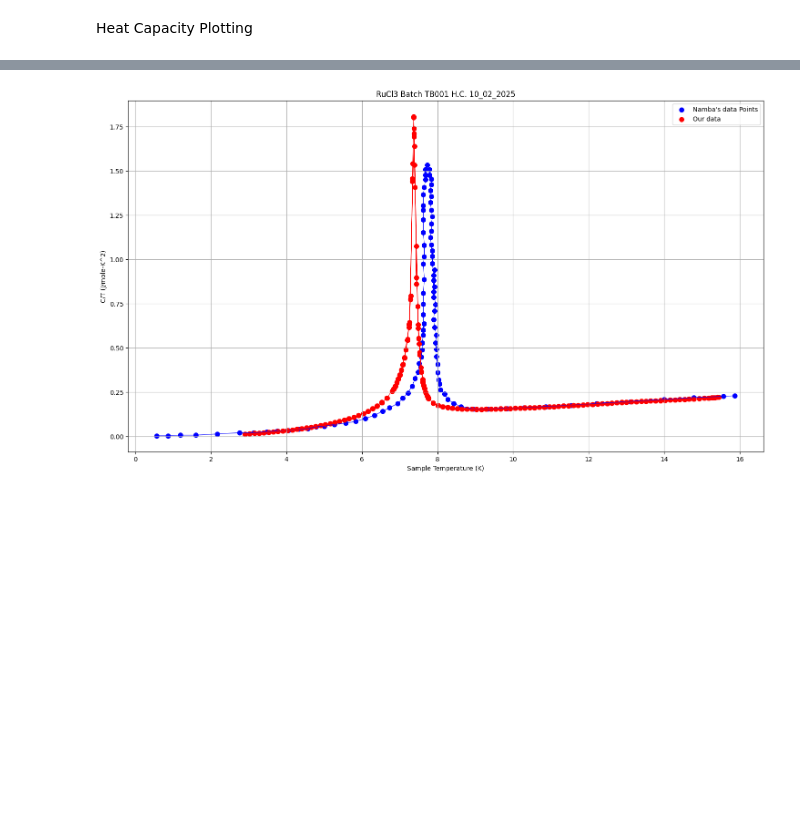
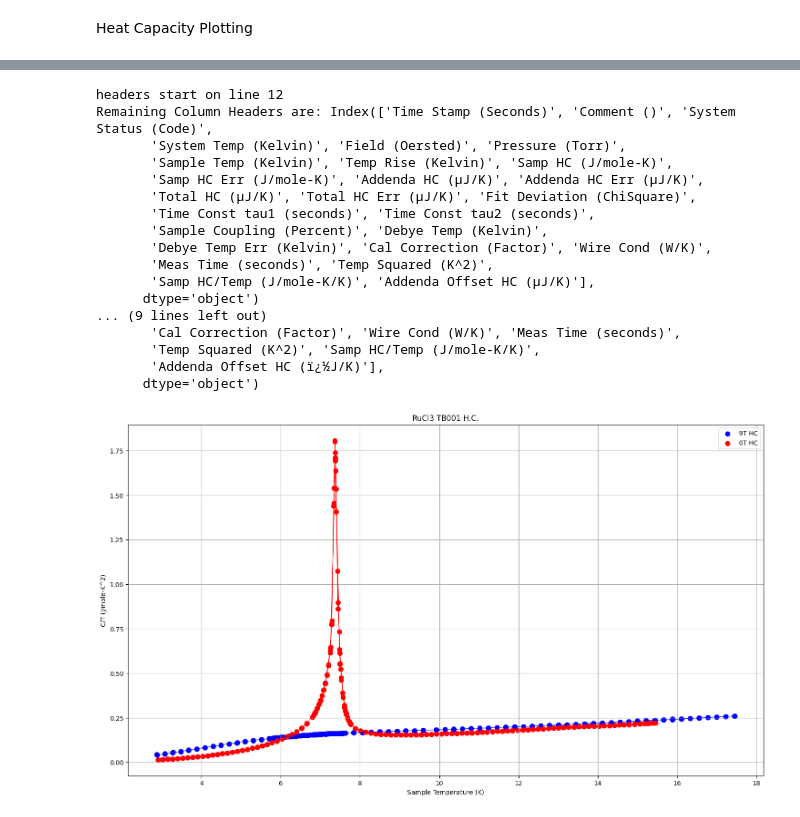
Before and after one commit to Brogan8813/strain-cell, a Jupyter notebook: PPMS_Data_and_Plotting/Plotting/PPMS Plotting.ipynb, the cells around one changed output, grey strips where cells are left out. Cells and saved outputs as stored; diff of their text form; code cells hidden in the pictures; blank space fills up the shorter version.

Commit message:
Moved around files, added in ppms plot fn and plotted 9T

```diff
--- a/PPMS_Data_and_Plotting/Plotting/PPMS Plotting.ipynb
+++ b/PPMS_Data_and_Plotting/Plotting/PPMS Plotting.ipynb
@@ -3,7 +3,7 @@ Moment vs T and general functions
 # %%
 import numpy as np
 import matplotlib.pyplot as plt
-import pandas as pd
+import pandas
 import scipy.optimize as scop
 import csv
 import matplotlib as mpl
@@ -14,7 +14,7 @@ import seaborn as sns
 
 
 #Filepath where the point the test datafile exists in so it can be accessed
-filepath = "C:/Users/TXB909/Documents/strain-cell/PPMS_Data_and_Plotting/Data/RuCl3/Data/"
+filepath = "C:/Users/TXB909/Documents/strain-cell/PPMS_Data_and_Plotting/Data/RuCl3/Data/Magnetisation/"
 file = "27-01-2025_RUCL3_TB001_0.1T_00002.dat"
 
 FILEANDPATH=filepath+file
@@ -30,7 +30,7 @@ Labels = ['Time Stamp (sec)', 'Temperature (K)', 'Magnetic Field (Oe)', 'Moment
 #index_of_headers = 0
 for i in range(100):
     try:
-        df_raw_data = pd.read_csv(FILEANDPATH, sep=",", skiprows=i, encoding='unicode_escape')
+        df_raw_data = pandas.read_csv(FILEANDPATH, sep=",", skiprows=i, encoding='unicode_escape')
         print("headers start on line", i,)
         #make a note of when headers start, need to +1 as we will skip this many rows later and the first one that works is
         # found not to format the columns correctly
@@ -43,7 +43,7 @@ for i in range(100):
 #print(index_of_headers)
 
 #new dataframe using the index for headers we found
-df_raw_data = pd.read_csv(FILEANDPATH, sep=",", skiprows= index_of_headers, encoding='unicode_escape')
+df_raw_data = pandas.read_csv(FILEANDPATH, sep=",", skiprows= index_of_headers, encoding='unicode_escape')
 
 
 #drop any rows containing all NaN's as these are not useful, we use 'all' not 'any' as most columns have at least 1 NaN
@@ -94,7 +94,7 @@ print(f"Remaining Column Headers are: {df_name.columns}")
 
 #The below is to put limits on the plots for temperature, comment out if you want the full plot
 lower_temp = 0
-higher_temp = 20
+higher_temp = 300
 df_temperature_range = df_name[(df_name['Temperature (K)'] >= lower_temp) & (df_name['Temperature (K)'] <= higher_temp)]
 
 
@@ -348,6 +282,10 @@ Remaining Column Headers are: Index(['Time Stamp (Seconds)', 'Comment ()', 'Syst
 # %%
 'Samp HC (J/mole-K)'
 
+import pandas as pd
+import os
+
+'''
 #Namba paperData
 df_ref = pd.read_csv("C:/Users/TXB909/Documents/strain-cell/PPMS_Data_and_Plotting/Data/RuCl3/Data/Namba_data_HC.csv", sep=",", encoding='unicode_escape')
 x = df_ref.loc[:,'x']
@@ -355,41 +293,81 @@ y = df_ref.loc[:,' y']
 
 x1 = x
 y1 = y
+'''
 
 #our data
 
 sample_mass=0.033 #in g
 molar_mass = 207.43 #in g/mol
 
+#9T HC
+HC_9T_RuCl3 = HC_PPMS_data_loading("C:/Users/TXB909/Documents/strain-cell/PPMS_Data_and_Plotting/Data/RuCl3/Data/Heat Capacity/RuCl3_TB001_HC_9T_06-04-2025.csv")
 
 
-x2 = df_name.loc[:,'Sample Temp (Kelvin)']
-y2 = df_name.loc[:,'Samp HC (J/mole-K)']
+x1 = HC_9T_RuCl3.loc[:,'Sample Temp (Kelvin)']
+y1 = HC_9T_RuCl3.loc[:,'Samp HC (J/mole-K)']
+y1err=HC_9T_RuCl3['Samp HC Err (J/mole-K)']
 
+#0T HC
+HC_0T_RuCl3 = HC_PPMS_data_loading("C:/Users/TXB909/Documents/strain-cell/PPMS_Data_and_Plotting/Data/RuCl3/Data/Heat Capacity/RuCl3_TB001_HeatCapacity_1.csv")
+
+
+
+x2 = HC_0T_RuCl3.loc[:,'Sample Temp (Kelvin)']
+y2 = HC_0T_RuCl3.loc[:,'Samp HC (J/mole-K)']
+y2err=HC_0T_RuCl3['Samp HC Err (J/mole-K)']
 #get Specific heat capacity = C/T
+
+y1 = y1/x1
 y2 = y2/x2
+fig = figure(figsize=(18,10))
 
-x2 = x2
-y2 = y2
-
-fig = figure(figsize=(18,10))
 
 plt.scatter(x1, y1, s=50,
                 #c='r',
-                facecolors='b', edgecolors= 'b', label = 'Namba\'s data Points')
+                facecolors='b', edgecolors= 'b', label = '9T HC')
+
+'''plt.errorbar(x1, y1, yerr=y1err,capsize=4,                    # little cap on the error bar
+    ecolor='gray',                # color of error bars
+    elinewidth=1.2,
+    markerfacecolor='blue')'''
 
 plt.plot(x1, y1, c='b', linewidth=0.8)
 
 
-plt.scatter(x2, y2, s=50,
+plt.scatter(x2, y2, marker='o', s=50,
                 #c='r',
-                facecolors='r', edgecolors= 'r', label = 'Our data')
+                facecolors='r', edgecolors= 'r', label = '0T HC')
+'''
+plt.errorbar(x2, y2, yerr=y2err,capsize=4,                    # little cap on the error bar
+    ecolor='gray',                # color of error bars
+    elinewidth=1.2,
+    markerfacecolor='blue')'''
+
 plt.plot(x2, y2, c='r', linewidth=0.8)
-plt.title('RuCl3 Batch TB001 H.C. 10_02_2025')
+
+plt.title('RuCl3 TB001 H.C.')
 plt.xlabel('Sample Temperature (K)')
 plt.ylabel('C/T (J/mole-K^2)')
 plt.grid('both')
 plt.legend()
 plt.show()
 # %% [output]
+headers start on line 12
+Remaining Column Headers are: Index(['Time Stamp (Seconds)', 'Comment ()', 'System Status (Code)',
+       'System Temp (Kelvin)', 'Field (Oersted)', 'Pressure (Torr)',
+       'Sample Temp (Kelvin)', 'Temp Rise (Kelvin)', 'Samp HC (J/mole-K)',
+       'Samp HC Err (J/mole-K)', 'Addenda HC (µJ/K)', 'Addenda HC Err (µJ/K)',
+       'Total HC (µJ/K)', 'Total HC Err (µJ/K)', 'Fit Deviation (ChiSquare)',
+       'Time Const tau1 (seconds)', 'Time Const tau2 (seconds)',
+       'Sample Coupling (Percent)', 'Debye Temp (Kelvin)',
+       'Debye Temp Err (Kelvin)', 'Cal Correction (Factor)', 'Wire Cond (W/K)',
+       'Meas Time (seconds)', 'Temp Squared (K^2)',
+       'Samp HC/Temp (J/mole-K/K)', 'Addenda Offset HC (µJ/K)'],
+      dtype='object')
+... (9 lines left out)
+       'Cal Correction (Factor)', 'Wire Cond (W/K)', 'Meas Time (seconds)',
+       'Temp Squared (K^2)', 'Samp HC/Temp (J/mole-K/K)',
+       'Addenda Offset HC (ï¿½J/K)'],
+      dtype='object')
-[figure, old version]
+[figure, new version]
```
Also changed, not shown: parts of 3 cells of this notebook, 17 other files.
